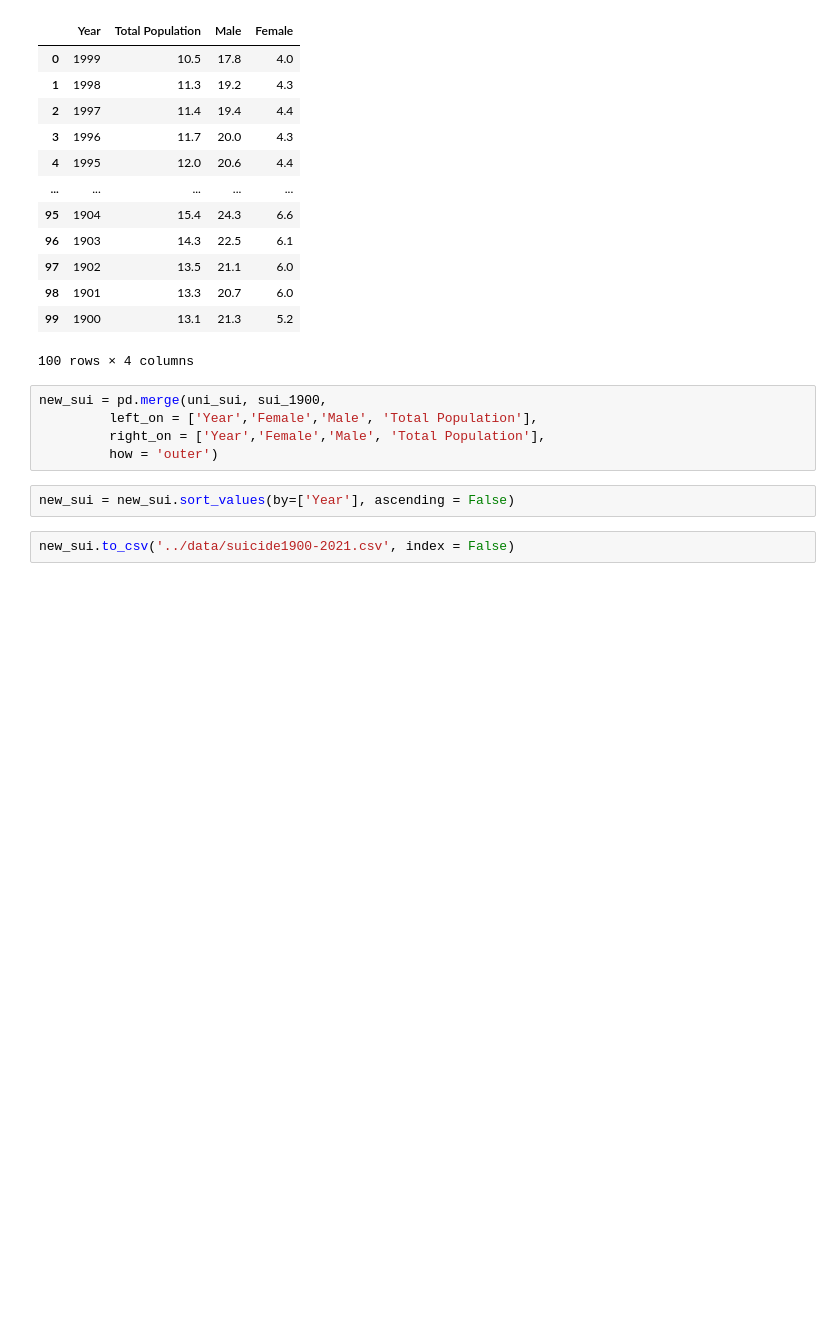
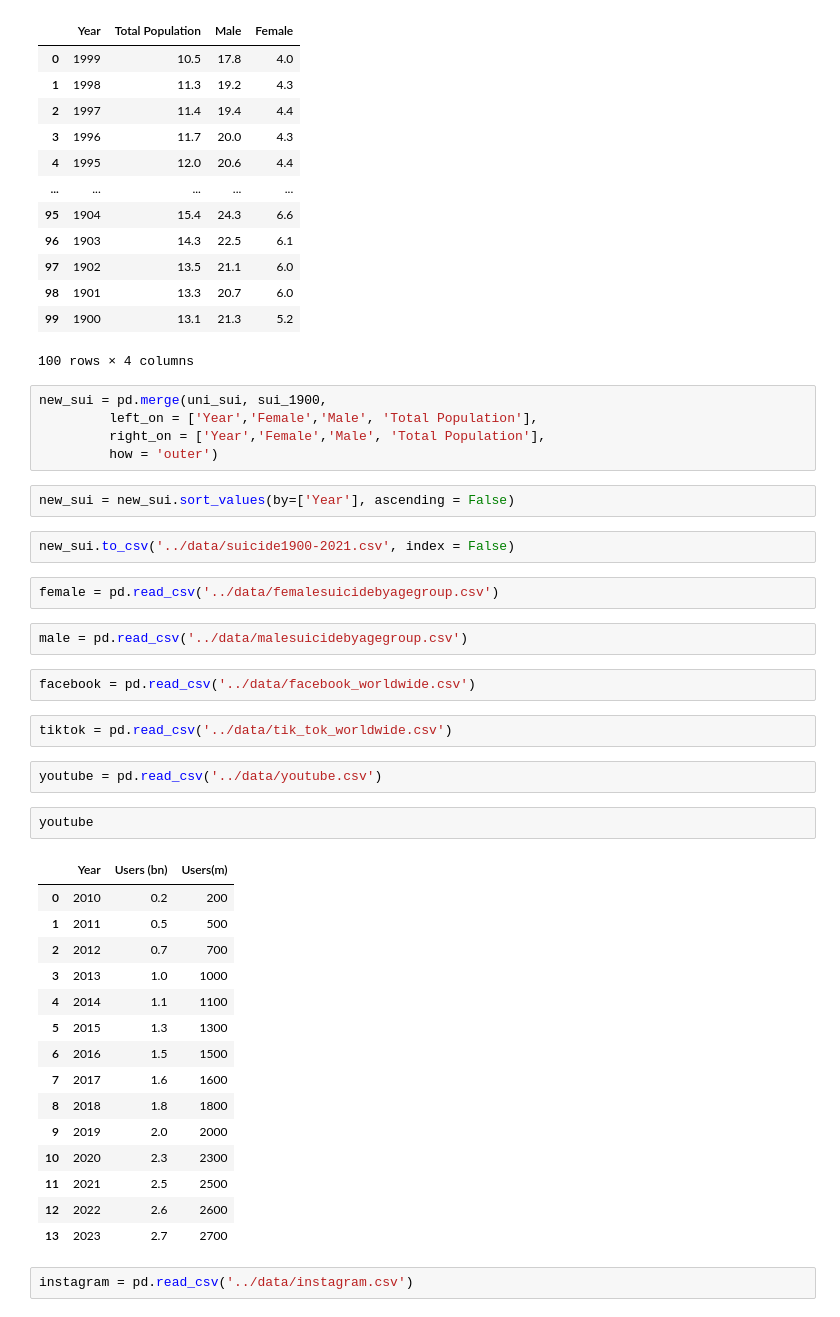
Before and after one commit to RussellBracey/Capston_rb, a Jupyter notebook: script/Russell_Capstone.ipynb, the cells around one changed output. Drawn from its saved outputs; the diff is of its cells as text; blank space fills up the shorter version.

```diff
--- a/script/Russell_Capstone.ipynb
+++ b/script/Russell_Capstone.ipynb
@@ -408,3 +408,33 @@ new_sui = pd.merge(uni_sui, sui_1900,
 new_sui = new_sui.sort_values(by=['Year'], ascending = False)
 # %%
 new_sui.to_csv('../data/suicide1900-2021.csv', index = False)
+# %%
+female = pd.read_csv('../data/femalesuicidebyagegroup.csv')
+# %%
+male = pd.read_csv('../data/malesuicidebyagegroup.csv')
+# %%
+facebook = pd.read_csv('../data/facebook_worldwide.csv')
+# %%
+tiktok = pd.read_csv('../data/tik_tok_worldwide.csv')
+# %%
+youtube = pd.read_csv('../data/youtube.csv')
+# %%
+youtube
+# %% [output]
+|  | Year | Users (bn) | Users(m) |
+| 0 | 2010 | 0.2 | 200 |
+| 1 | 2011 | 0.5 | 500 |
+| 2 | 2012 | 0.7 | 700 |
+| 3 | 2013 | 1.0 | 1000 |
+| 4 | 2014 | 1.1 | 1100 |
+| 5 | 2015 | 1.3 | 1300 |
+| 6 | 2016 | 1.5 | 1500 |
+| 7 | 2017 | 1.6 | 1600 |
+| 8 | 2018 | 1.8 | 1800 |
+| 9 | 2019 | 2.0 | 2000 |
+| 10 | 2020 | 2.3 | 2300 |
+| 11 | 2021 | 2.5 | 2500 |
+| 12 | 2022 | 2.6 | 2600 |
+| 13 | 2023 | 2.7 | 2700 |
+# %%
+instagram = pd.read_csv('../data/instagram.csv')
```
Also changed, not shown: parts of 17 cells of this notebook, 2 other files.
